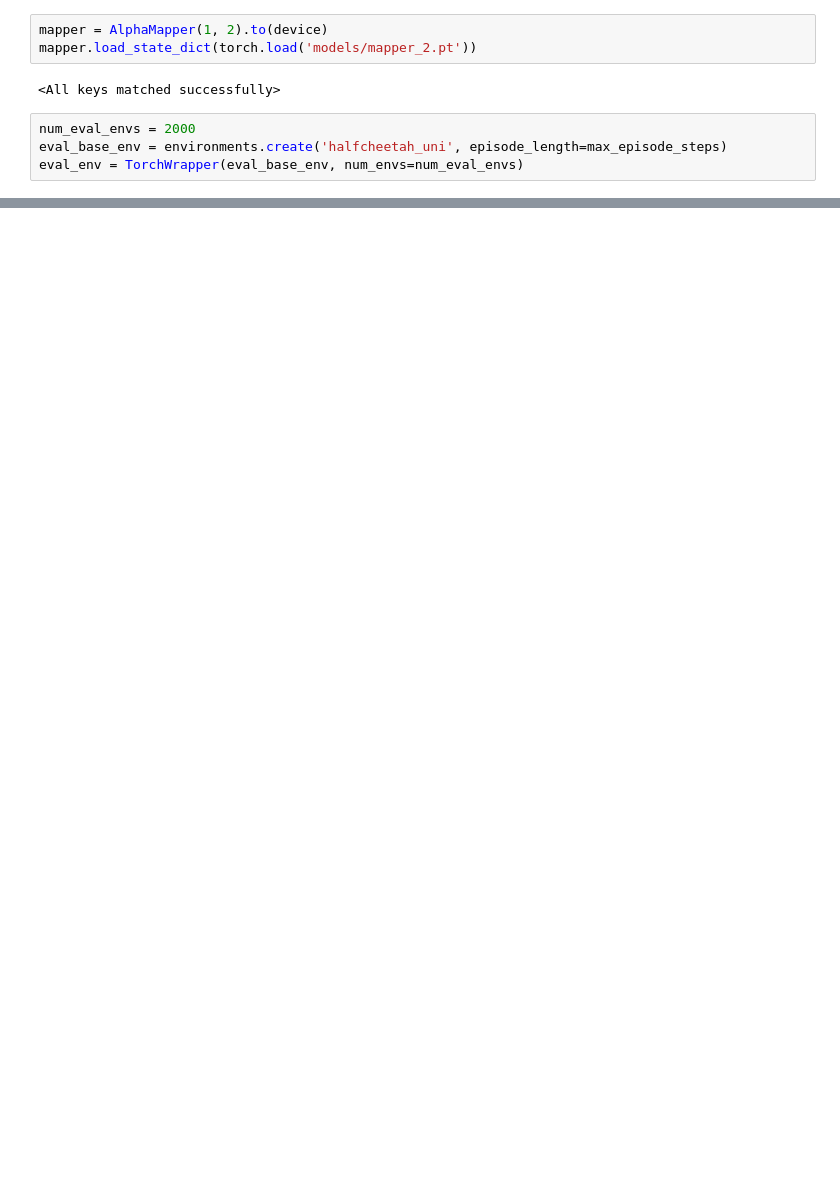
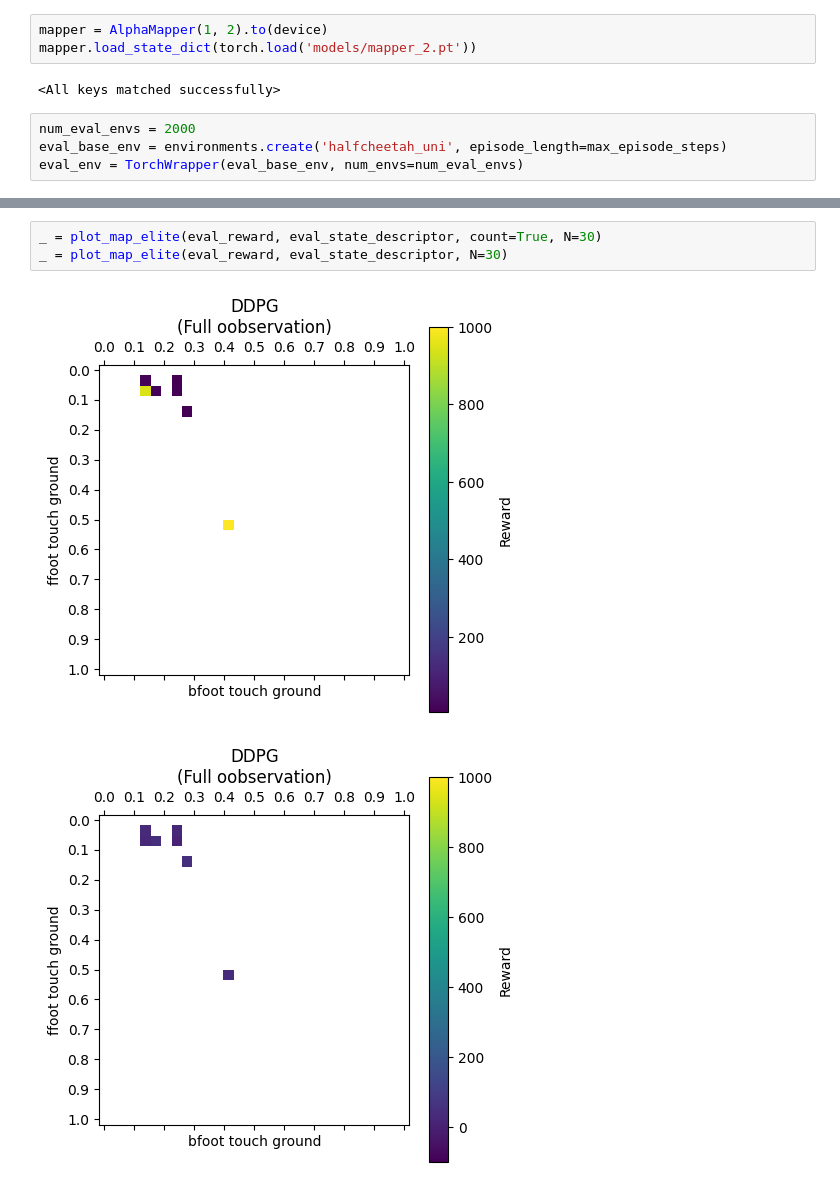
Before and after one commit to TheSun00000/QD-RL-Subspace, a Jupyter notebook: map_explorer.ipynb, the cells around one changed output, grey strips where cells are left out. Drawn from its saved outputs; the diff is of its cells as text; blank space fills up the shorter version.

```diff
--- a/map_explorer.ipynb
+++ b/map_explorer.ipynb
@@ -683,0 +805,6 @@ plot_map_elite(eval_state_descriptor)
+# %%
+_ = plot_map_elite(eval_reward, eval_state_descriptor, count=True, N=30)
+_ = plot_map_elite(eval_reward, eval_state_descriptor, N=30)
+# %% [output]
+[figure, added]
+[figure, added]
```
Also changed, not shown: parts of 20 cells of this notebook, 2 other files.
